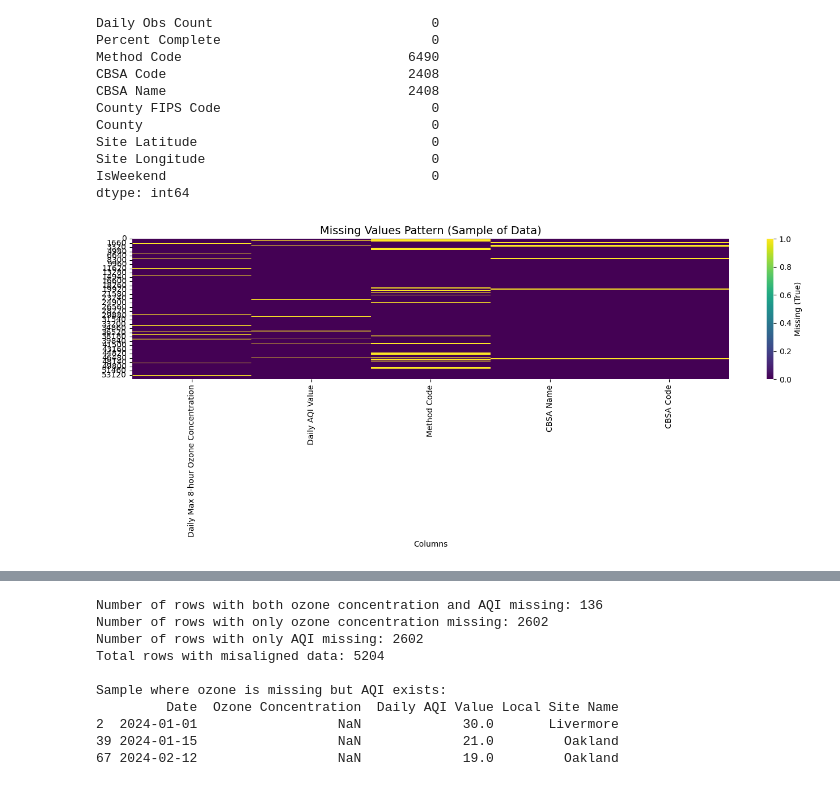
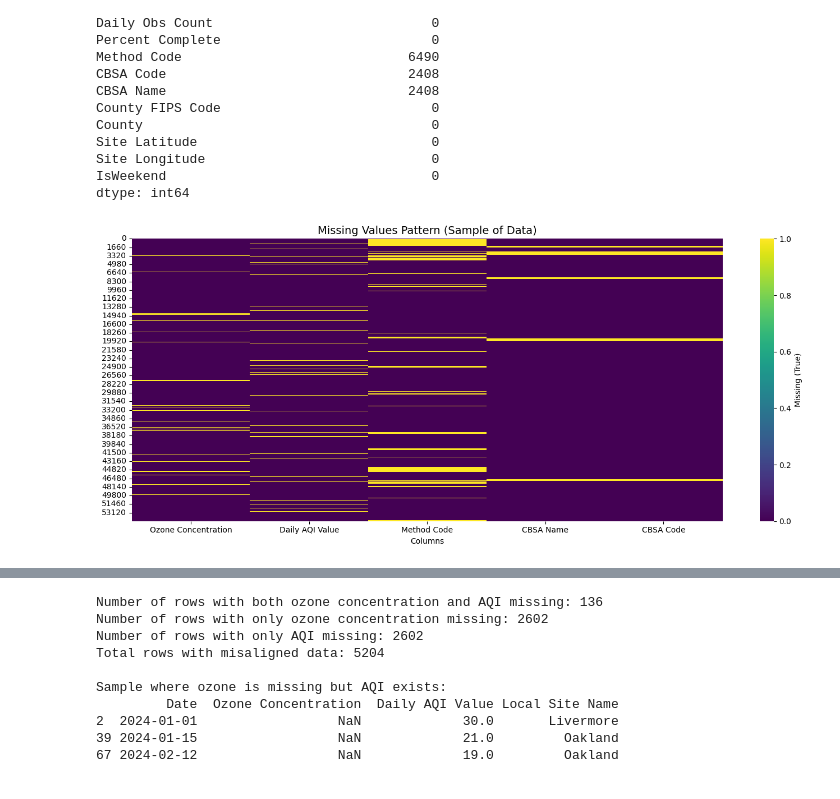
Before and after one commit to avishekdangol77/ozone-data-analysis, a Jupyter notebook: notebooks/EDA.ipynb, the cells around one changed output, grey strips where cells are left out. Saved outputs shown, nothing was run; the diff lists cells and outputs as text; code cells hidden in the pictures.

```diff
--- a/notebooks/EDA.ipynb
+++ b/notebooks/EDA.ipynb
@@ -206,27 +201,27 @@ dtype: int64
 # %%
 # Create a mask for missing values in the dataset (True for missing, False for present)
 missing_mask = ozone.isna()
 
 # Select only the columns with missing values for the visualization
 columns_with_missing = ['Daily Max 8-hour Ozone Concentration', 'Daily AQI Value', 'Method Code', 'CBSA Name', 'CBSA Code']
-missing_subset = missing_mask[columns_with_missing]
+missing_subset = missing_mask[columns_with_missing].rename(columns={'Daily Max 8-hour Ozone Concentration': 'Ozone Concentration'})
 
 # Calculate the percentage of missing values per column
 missing_percentages = round(missing_subset.mean() * 100, 2)
 
 # Create a figure with two subplots
 fig, ax = plt.subplots(1, 1, figsize=(14, 6))
 
 # Missing values heatmap
 sns.heatmap(missing_subset, cmap='viridis', cbar_kws={'label': 'Missing (True)'})
 ax.set_title('Missing Values Pattern (Sample of Data)', fontsize=14)
 ax.set_xlabel('Columns')
 
 plt.tight_layout()
 plt.show()
 
 print("\nMissing Values Percentage:")
 print(missing_percentages)
 # %% [output]
-[figure, old version]
+[figure, new version]
 Missing Values Percentage:
```
Also changed, not shown: parts of 13 cells of this notebook.
